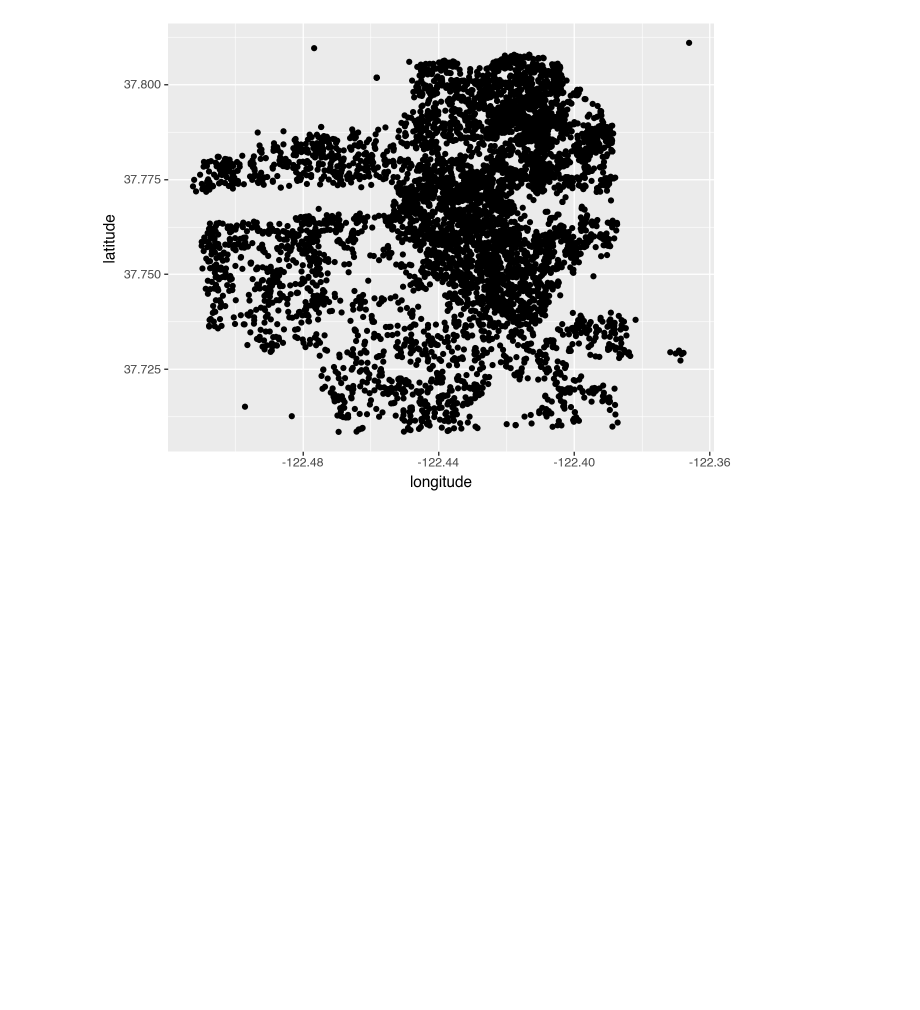
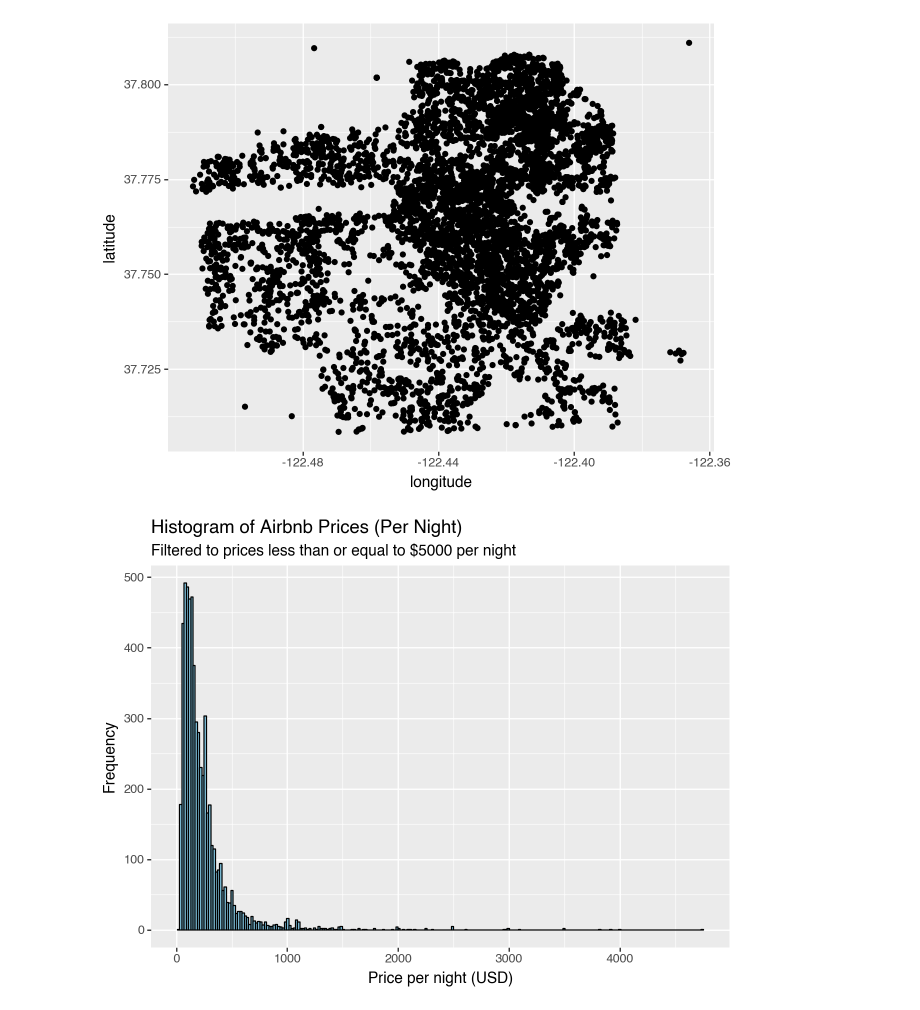
Before and after one commit to matteosaisi/airbnb-pricing-optimization, a Jupyter notebook: notebooks/01_data_exploration.ipynb, the cells around one changed output. Cells and saved outputs as stored; diff of their text form; code cells hidden in the pictures; blank space fills up the shorter version.

Commit message:
save price analysis changes

```diff
--- a/notebooks/01_data_exploration.ipynb
+++ b/notebooks/01_data_exploration.ipynb
@@ -52,3 +52,15 @@ df.head()
 )
 # %% [output]
 [figure]
+# %%
+# histogram of prices
+(
+    ggplot(df[df["price"] <= 5000], mapping = aes(x = "price")) +
+    geom_histogram(color = "black", fill = "skyblue") +
+    labs(title = "Histogram of Airbnb Prices (Per Night)",
+         subtitle = "Filtered to prices less than or equal to $5000 per night",
+         x = "Price per night (USD)",
+         y = "Frequency")
+)
+# %% [output]
+[figure, added]
```
Also changed, not shown: parts of 4 cells of this notebook.
